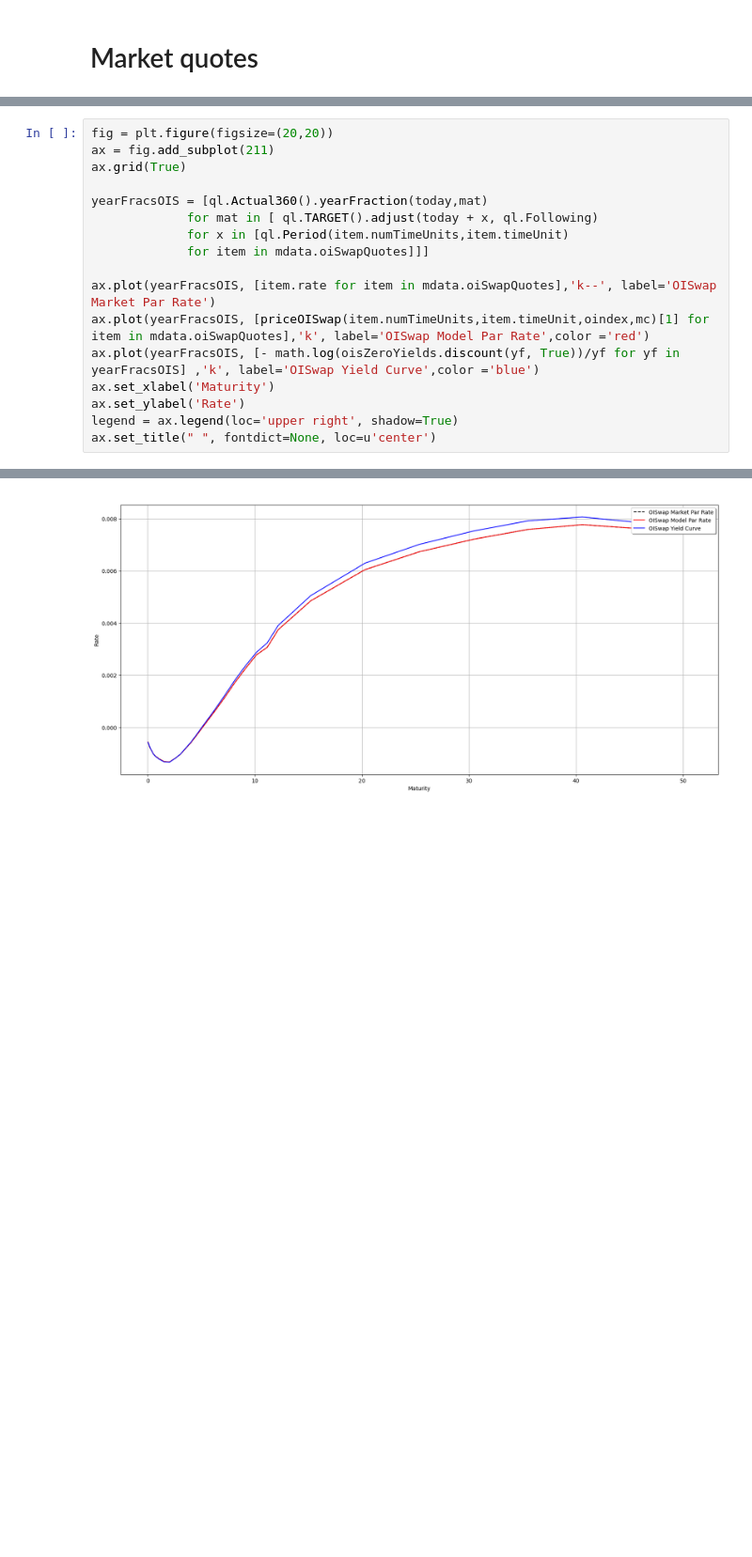
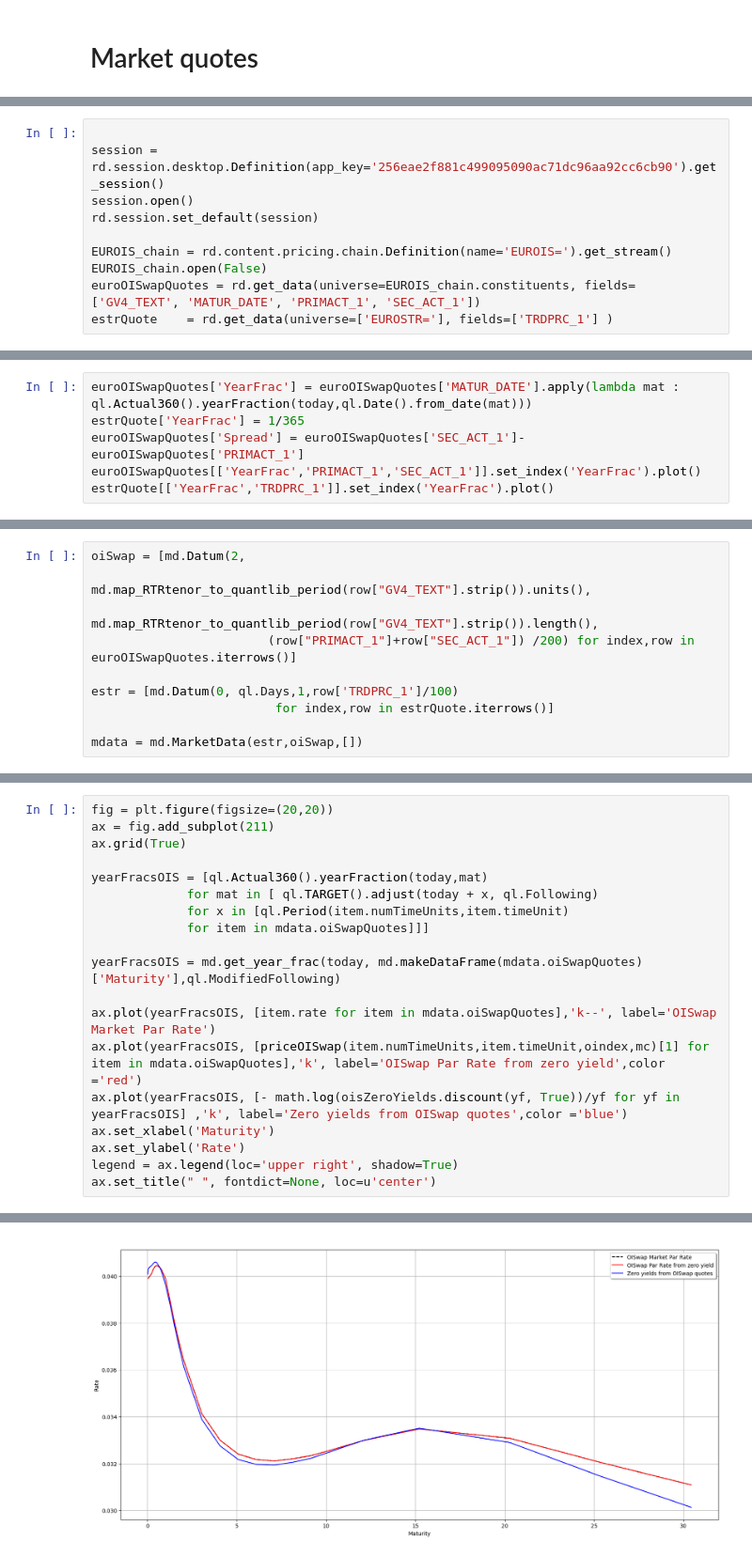
Before and after one commit to fabianfh/fnotebooks, a Jupyter notebook: QuantLib/OISBoostrappTest.ipynb, the cells around one changed output, grey strips where cells are left out. Shown at 94% size. Saved outputs shown, nothing was run; the diff lists cells and outputs as text; blank space fills up the shorter version.

```diff
--- a/QuantLib/OISBoostrappTest.ipynb
+++ b/QuantLib/OISBoostrappTest.ipynb
@@ -22,0 +35,10 @@ ql.Settings.instance().setEvaluationDate(today)
+# %%
+
+session = rd.session.desktop.Definition(app_key='256eae2f881c499095090ac71dc96aa92cc6cb90').get_session()
+session.open()
+rd.session.set_default(session)
+
+EUROIS_chain = rd.content.pricing.chain.Definition(name='EUROIS=').get_stream()
+EUROIS_chain.open(False)
+euroOISwapQuotes = rd.get_data(universe=EUROIS_chain.constituents, fields=['GV4_TEXT', 'MATUR_DATE', 'PRIMACT_1', 'SEC_ACT_1'])
+estrQuote    = rd.get_data(universe=['EUROSTR='], fields=['TRDPRC_1'] )
@@ -77,0 +78,6 @@ mdata.depoQuotesDF[['YearFrac','Rate']].set_index('YearFrac').plot()
+# %%
+euroOISwapQuotes['YearFrac'] = euroOISwapQuotes['MATUR_DATE'].apply(lambda mat : ql.Actual360().yearFraction(today,ql.Date().from_date(mat)))
+estrQuote['YearFrac'] = 1/365
+euroOISwapQuotes['Spread'] = euroOISwapQuotes['SEC_ACT_1']- euroOISwapQuotes['PRIMACT_1']
+euroOISwapQuotes[['YearFrac','PRIMACT_1','SEC_ACT_1']].set_index('YearFrac').plot()
+estrQuote[['YearFrac','TRDPRC_1']].set_index('YearFrac').plot()
@@ -79,0 +90,10 @@ mdata.depoQuotesDF[['YearFrac','Rate']].set_index('YearFrac').plot()
+# %%
+oiSwap = [md.Datum(2,
+                        md.map_RTRtenor_to_quantlib_period(row["GV4_TEXT"].strip()).units(),
+                        md.map_RTRtenor_to_quantlib_period(row["GV4_TEXT"].strip()).length(),
+                        (row["PRIMACT_1"]+row["SEC_ACT_1"]) /200) for index,row in euroOISwapQuotes.iterrows()]
+
+estr = [md.Datum(0, ql.Days,1,row['TRDPRC_1']/100)
+                         for index,row in estrQuote.iterrows()]
+
+mdata = md.MarketData(estr,oiSwap,[])
@@ -152,9 +176,11 @@ yearFracsOIS = [ql.Actual360().yearFraction(today,mat)
              for x in [ql.Period(item.numTimeUnits,item.timeUnit)
              for item in mdata.oiSwapQuotes]]]
 
+yearFracsOIS = md.get_year_frac(today, md.makeDataFrame(mdata.oiSwapQuotes)['Maturity'],ql.ModifiedFollowing)
+
 ax.plot(yearFracsOIS, [item.rate for item in mdata.oiSwapQuotes],'k--', label='OISwap Market Par Rate')
-ax.plot(yearFracsOIS, [priceOISwap(item.numTimeUnits,item.timeUnit,oindex,mc)[1] for item in mdata.oiSwapQuotes],'k', label='OISwap Model Par Rate',color ='red')
-ax.plot(yearFracsOIS, [- math.log(oisZeroYields.discount(yf, True))/yf for yf in yearFracsOIS] ,'k', label='OISwap Yield Curve',color ='blue')
+ax.plot(yearFracsOIS, [priceOISwap(item.numTimeUnits,item.timeUnit,oindex,mc)[1] for item in mdata.oiSwapQuotes],'k', label='OISwap Par Rate from zero yield',color ='red')
+ax.plot(yearFracsOIS, [- math.log(oisZeroYields.discount(yf, True))/yf for yf in yearFracsOIS] ,'k', label='Zero yields from OISwap quotes',color ='blue')
 ax.set_xlabel('Maturity')
 ax.set_ylabel('Rate')
 legend = ax.legend(loc='upper right', shadow=True)
@@ -164 +192 @@ Text(0.5, 1.0, ' ')
-[figure, old version]
+[figure, new version]
```
Also changed, not shown: parts of 32 cells of this notebook, 21 other files.
